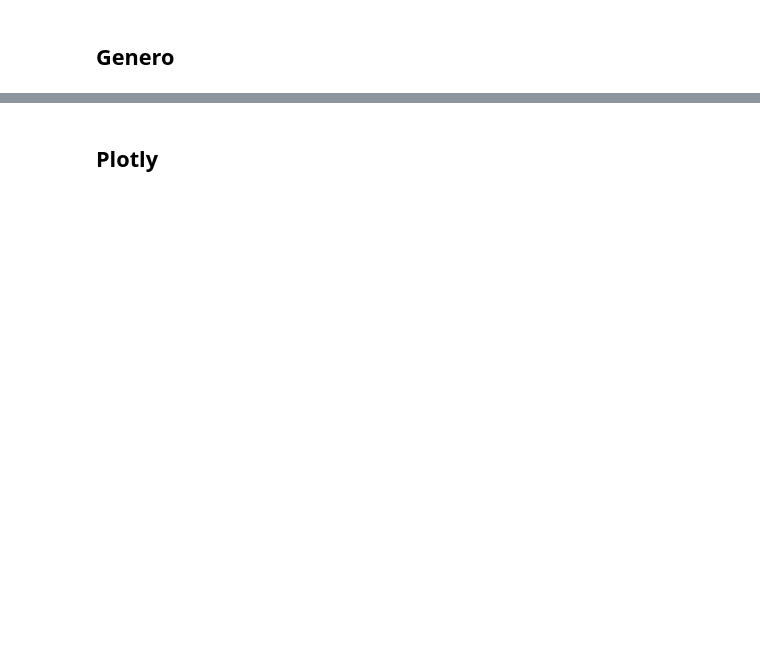
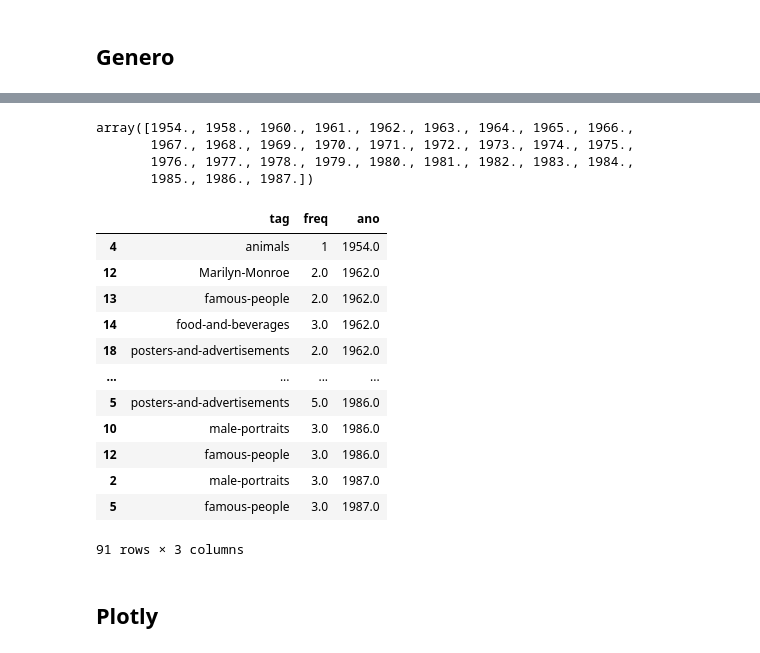
Before and after one commit to lucascouri2/residencia-vizart, a Jupyter notebook: tratamento_dados.ipynb, the cells around one changed output, grey strips where cells are left out. Drawn from its saved outputs; the diff is of its cells as text; code cells hidden in the pictures; blank space fills up the shorter version.

```diff
--- a/tratamento_dados.ipynb
+++ b/tratamento_dados.ipynb
@@ -379,0 +420,17 @@ Name: genre, dtype: int64
+# %%
+df[df['artistName']=='Warhol Andy']['tags'].str.split(', ').apply(lambda x: pd.Series(x, dtype=object).value_counts()).sum().sort_values(ascending=False)[:30]
+#famous-people
+#male-portraits
+#female-portraits
+#posters-and-advertisements
+#designs-and-sketches
+#food-and-beverages
+#furniture-and-decoration
+#Mao-Zedong
+#Marilyn-Monroe
+#animals
+
+tags_warhol = ['famous-people', 'male-portraits', 'female-portraits', 'posters-and-advertisements', 'designs-and-sketches', 'food-and-beverages', 'furniture-and-decoration', 'Mao-Zedong', 'Marilyn-Monroe', 'animals']
+# %%
+artista = 'Warhol Andy'
+tags = tags_warhol
@@ -380,3 +439,39 @@ Name: genre, dtype: int64
+# %%
+df_warhol = df[df['artistName']==artista]
+df_warhol = df_warhol[df_warhol['tags'].notna()]
+df_warhol = df_warhol[df_warhol['completitionYear'].notna()]
+anos_warhol = df_warhol[df_warhol['artistName']==artista]['completitionYear'].unique()
+anos_warhol
+# %% [output]
+array([1954., 1958., 1960., 1961., 1962., 1963., 1964., 1965., 1966.,
+       1967., 1968., 1969., 1970., 1971., 1972., 1973., 1974., 1975.,
+       1976., 1977., 1978., 1979., 1980., 1981., 1982., 1983., 1984.,
+       1985., 1986., 1987.])
+# %%
+res_warhol = pd.DataFrame(columns = ['tag', 'freq', 'ano'])
+for ano in anos_warhol:
+    dfano = df_warhol[df_warhol['completitionYear']==ano]
+    tags_ano = dfano['tags'].str.split(', ').apply(lambda x: pd.Series(x, dtype=object).value_counts()).sum().rename_axis('tag').reset_index(name='freq')
+    tags_ano['ano'] = ano
+    res = tags_ano[tags_ano['tag'].isin(tags_warhol)]
+    #res['ano'] = ano
+    res_warhol = res_warhol.append(res)
+# %%
+res_warhol
+# %% [output]
+|  | tag | freq | ano |
+| 4 | animals | 1 | 1954.0 |
+| 12 | Marilyn-Monroe | 2.0 | 1962.0 |
+| 13 | famous-people | 2.0 | 1962.0 |
+| 14 | food-and-beverages | 3.0 | 1962.0 |
+| 18 | posters-and-advertisements | 2.0 | 1962.0 |
+| ... | ... | ... | ... |
+| 5 | posters-and-advertisements | 5.0 | 1986.0 |
+| 10 | male-portraits | 3.0 | 1986.0 |
+| 12 | famous-people | 3.0 | 1986.0 |
+| 2 | male-portraits | 3.0 | 1987.0 |
+| 5 | famous-people | 3.0 | 1987.0 |
+91 rows × 3 columns
 # %% [markdown]
 ## Plotly
 # %%
```
Also changed, not shown: parts of 55 cells of this notebook.
